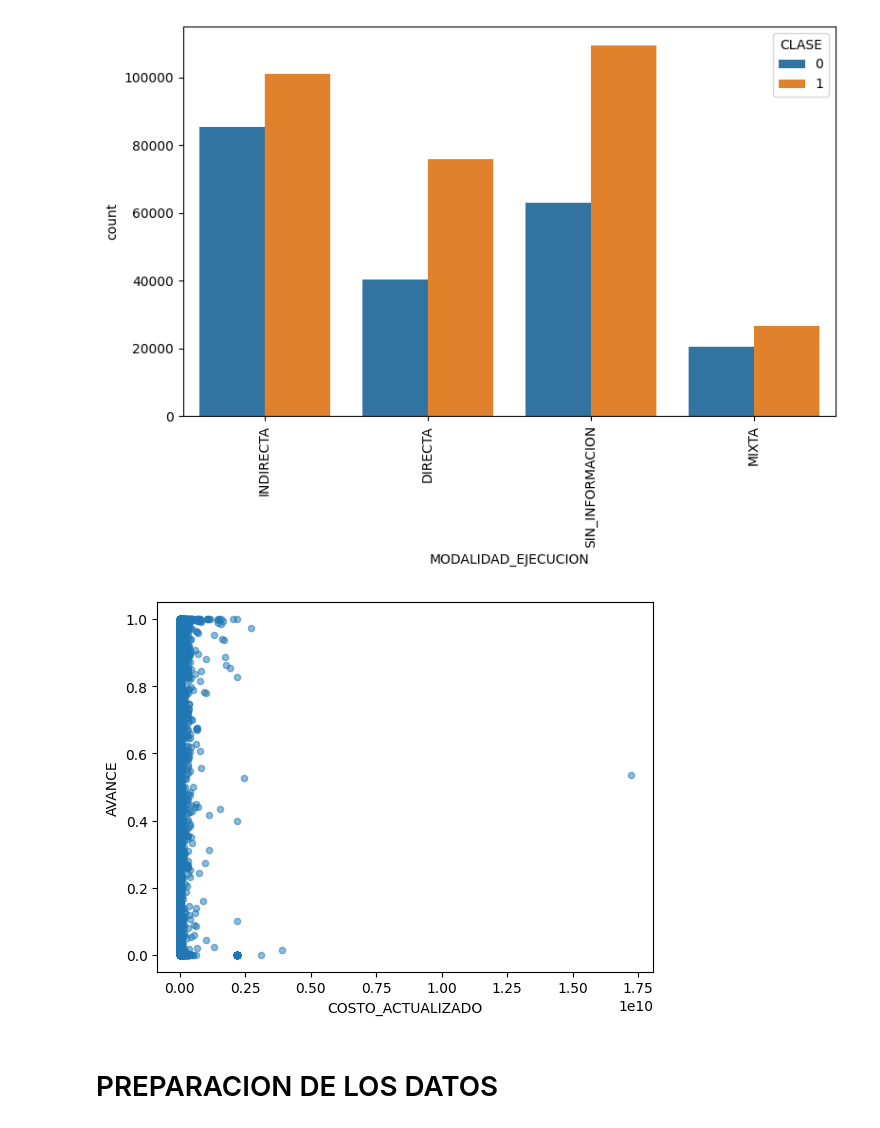
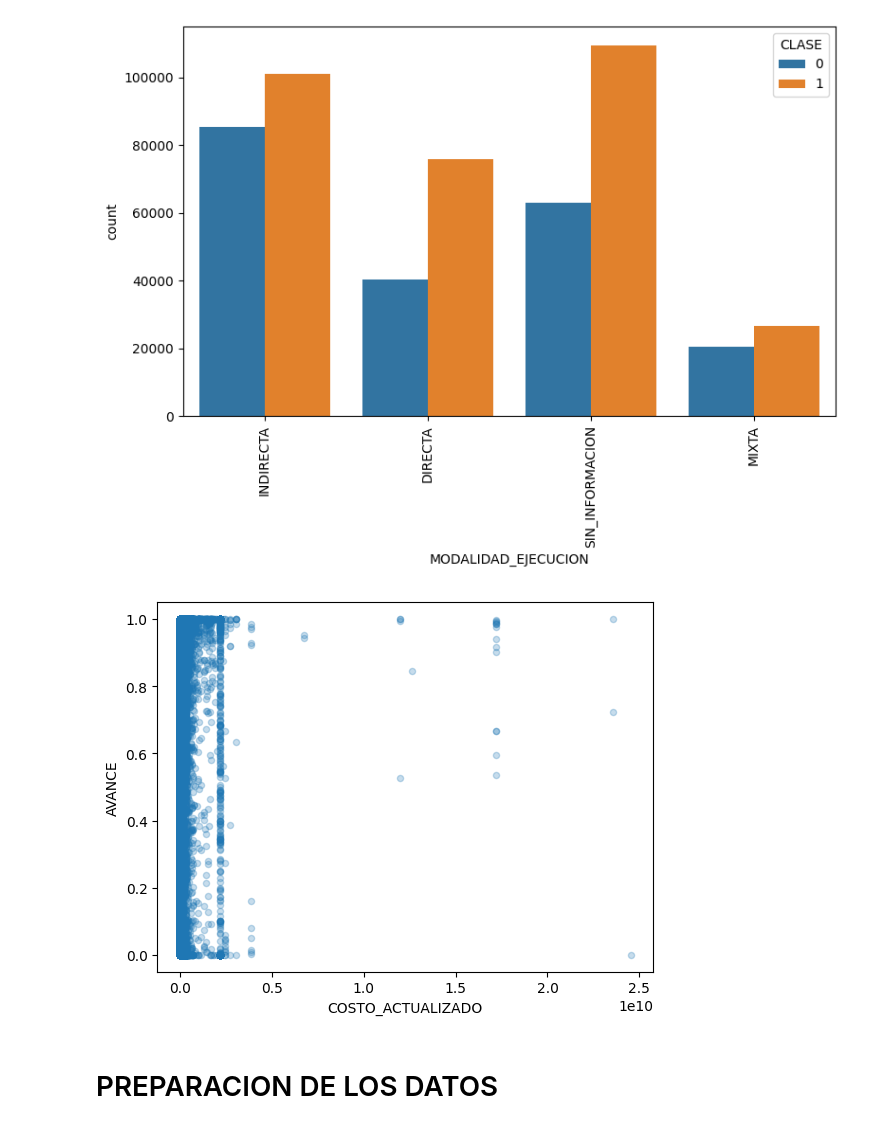
Before and after one commit to yancalderon/MIA104, a Jupyter notebook: FINAL_PROJECT/notebooks/I4-ds_gasto_5-model.ipynb, the cells around one changed output. Drawn from its saved outputs; the diff is of its cells as text; code cells hidden in the pictures.

```diff
--- a/FINAL_PROJECT/notebooks/I4-ds_gasto_5-model.ipynb
+++ b/FINAL_PROJECT/notebooks/I4-ds_gasto_5-model.ipynb
@@ -105,15 +104,15 @@ plt.show()
 [figure]
 # %%
 df_entrada_mayor_2021=df_entrada_cleaned.query('ANIO == 2019')
-df_entrada_mayor_2021.plot.scatter(x="COSTO_ACTUALIZADO", y="AVANCE", alpha=0.5)
+df_entrada_cleaned.plot.scatter(x="COSTO_ACTUALIZADO", y="AVANCE", alpha=0.25)
 #df_entrada.plot.scatter(x="PUNTAJE_INCO_EJECUTORA", y="AVANCE", alpha=0.1)
 plt.show()
 #IGEIP_EJECUCION
 #NEJE_PUNTAJEIRI
 #NRO_EJECUTORAS_X_PROYECTO
 #P_INCO_AVG
 # %% [output]
-[figure, old version]
+[figure, new version]
 # %% [markdown]
 # PREPARACION DE LOS DATOS
 # %% [markdown]
```
Also changed, not shown: parts of 19 cells of this notebook, 9 other files.
